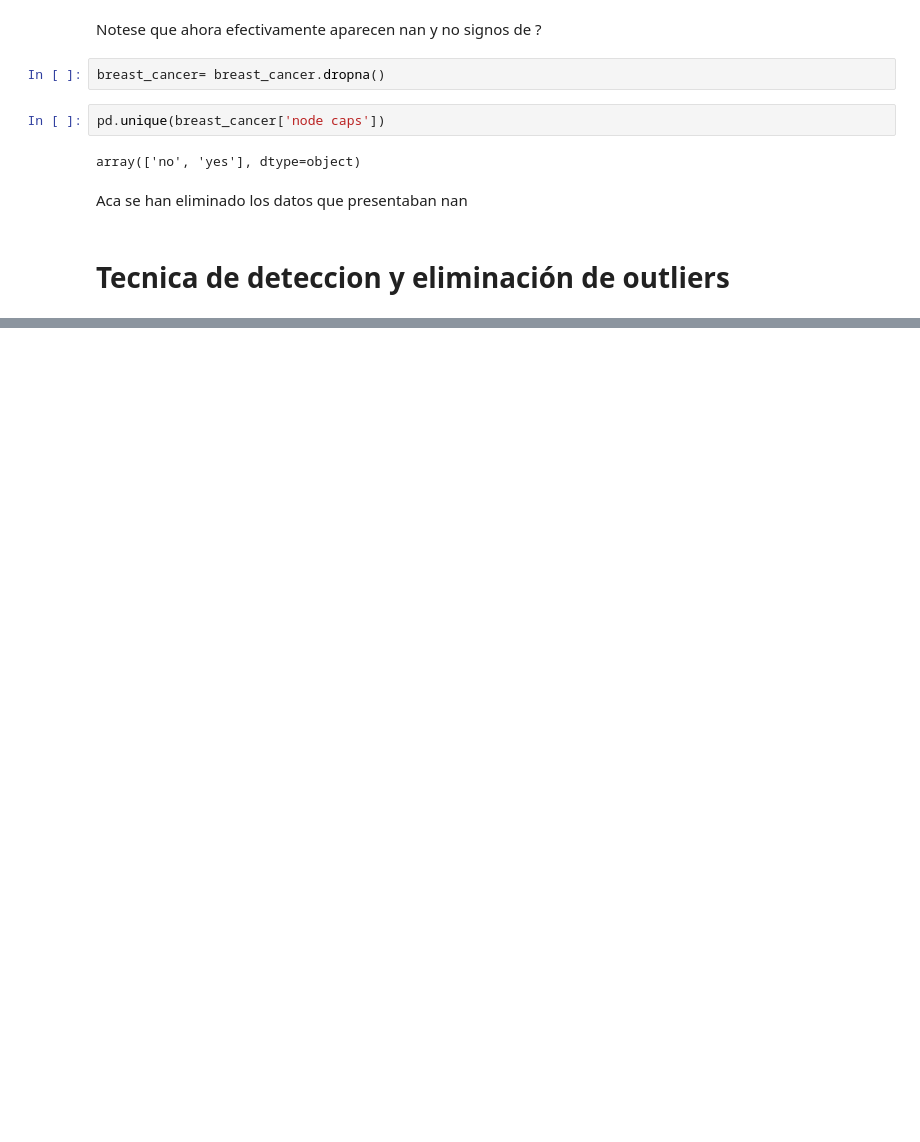
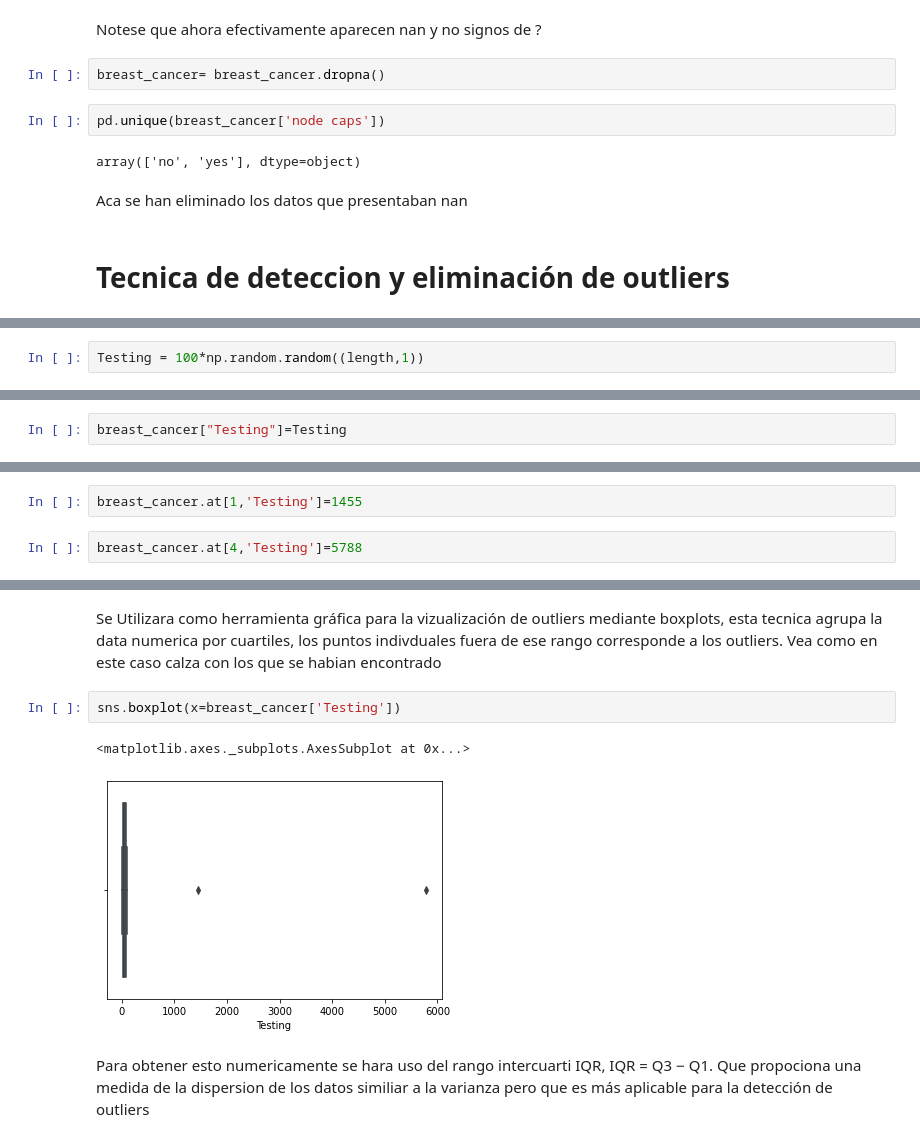
Before and after one commit to jesua187/ReconocimientoPatrones, a Jupyter notebook: InvCorta2.ipynb, the cells around one changed output, grey strips where cells are left out. Cells and saved outputs as stored; diff of their text form; blank space fills up the shorter version.

```diff
--- a/InvCorta2.ipynb
+++ b/InvCorta2.ipynb
@@ -280,0 +284,2 @@ Para la siguiente sección se añade una columna de testing con numeros aleatori
+# %%
+Testing = 100*np.random.random((length,1))
@@ -280,0 +288,2 @@ Para la siguiente sección se añade una columna de testing con numeros aleatori
+# %%
+breast_cancer["Testing"]=Testing
@@ -280,0 +301,4 @@ Para la siguiente sección se añade una columna de testing con numeros aleatori
+# %%
+breast_cancer.at[1,'Testing']=1455
+# %%
+breast_cancer.at[4,'Testing']=5788
@@ -280,0 +316,9 @@ Para la siguiente sección se añade una columna de testing con numeros aleatori
+# %% [markdown]
+Se Utilizara como herramienta gráfica para la vizualización de outliers mediante boxplots, esta tecnica agrupa la data numerica por cuartiles, los puntos indivduales fuera de ese rango corresponde a los outliers. Vea como en este caso calza con los que se habian encontrado
+# %%
+sns.boxplot(x=breast_cancer['Testing'])
+# %% [output]
+<matplotlib.axes._subplots.AxesSubplot at 0x...>
+[figure, added]
+# %% [markdown]
+Para obtener esto numericamente se hara uso del rango intercuarti IQR, IQR = Q3 − Q1. Que propociona una medida de la dispersion de los datos similiar a la varianza pero que es más aplicable para la detección de outliers
```
Also changed, not shown: parts of 8 cells of this notebook.
